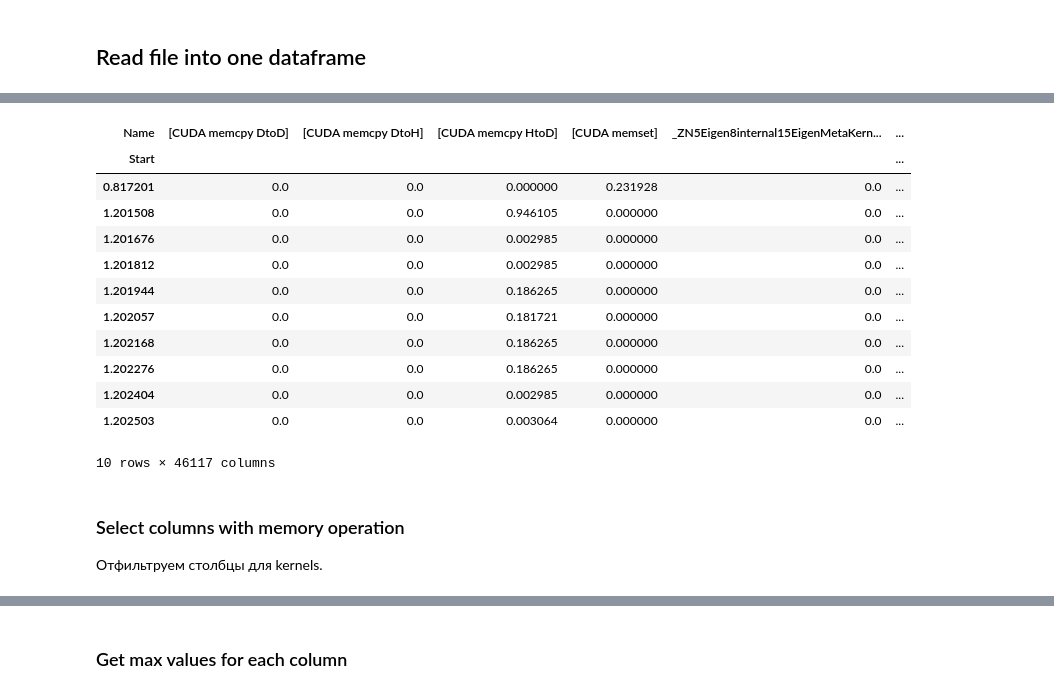
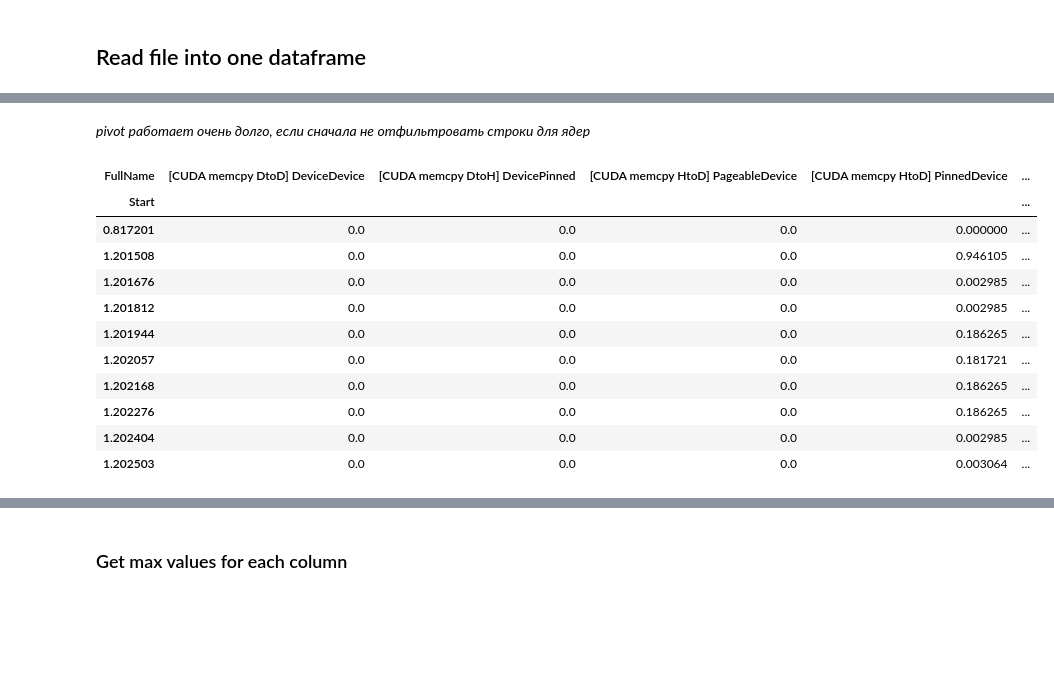
Before and after one commit to pyotr777/mlbenchmarks, a Jupyter notebook: plot traces resample.ipynb, the cells around one changed output, grey strips where cells are left out. Saved outputs shown, nothing was run; the diff lists cells and outputs as text; code cells hidden in the pictures; blank space fills up the shorter version.

```diff
--- a/plot traces resample.ipynb
+++ b/plot traces resample.ipynb
@@ -131,6 +111,7 @@ dfp
 # %% [markdown]
 ## Read file into one dataframe
 # %%
-df = pd.read_csv(filename, header = 0, usecols = columns, skiprows=[0,1,2,4], nrows = 50000)
+df = pd.read_csv(filename, header = 0, usecols = columns,
+                 skiprows=[0,1,2,4], nrows = 50000)
 # %%
 print df.shape
@@ -143,0 +133,2 @@ df.iloc[:1]
+# %%
+df_cuda = df.loc[df['Name'].str.contains('\[CUDA')]
@@ -143,0 +148,2 @@ df.iloc[:1]
+# %%
+df_cuda['FullName'] = df_cuda['Name'] + " " + df_cuda['SrcMemType']+df_cuda['DstMemType'].fillna("")
@@ -144,23 +165,20 @@ df.iloc[:1]
+# %% [markdown]
+<p style="font-style:italic">pivot работает очень долго, если сначала не отфильтровать строки для ядер</p>
 # %%
-df_throughput = df.pivot(index = 'Start', columns = 'Name',
+df_throughput = df_cuda.pivot(index = 'Start', columns = 'FullName',
                          values = 'Throughput')
 df_throughput = df_throughput.fillna(0)  # Fill empty cells with 0-s
 df_throughput.iloc[:10]
 # %% [output]
-| Name | [CUDA memcpy DtoD] | [CUDA memcpy DtoH] | [CUDA memcpy HtoD] | [CUDA memset] | _ZN5Eigen8internal15EigenMetaKern... | ... |
-| Start |  |  |  |  |  | ... |
-| 0.817201 | 0.0 | 0.0 | 0.000000 | 0.231928 | 0.0 | ... |
-| 1.201508 | 0.0 | 0.0 | 0.946105 | 0.000000 | 0.0 | ... |
-| 1.201676 | 0.0 | 0.0 | 0.002985 | 0.000000 | 0.0 | ... |
-| 1.201812 | 0.0 | 0.0 | 0.002985 | 0.000000 | 0.0 | ... |
-| 1.201944 | 0.0 | 0.0 | 0.186265 | 0.000000 | 0.0 | ... |
-| 1.202057 | 0.0 | 0.0 | 0.181721 | 0.000000 | 0.0 | ... |
-| 1.202168 | 0.0 | 0.0 | 0.186265 | 0.000000 | 0.0 | ... |
-| 1.202276 | 0.0 | 0.0 | 0.186265 | 0.000000 | 0.0 | ... |
-| 1.202404 | 0.0 | 0.0 | 0.002985 | 0.000000 | 0.0 | ... |
-| 1.202503 | 0.0 | 0.0 | 0.003064 | 0.000000 | 0.0 | ... |
+| FullName | [CUDA memcpy DtoD] DeviceDevice | [CUDA memcpy DtoH] DevicePinned | [CUDA memcpy HtoD] PageableDevice | [CUDA memcpy HtoD] PinnedDevice | ... |
+| Start |  |  |  |  | ... |
+| 0.817201 | 0.0 | 0.0 | 0.0 | 0.000000 | ... |
+| 1.201508 | 0.0 | 0.0 | 0.0 | 0.946105 | ... |
+| 1.201676 | 0.0 | 0.0 | 0.0 | 0.002985 | ... |
+| 1.201812 | 0.0 | 0.0 | 0.0 | 0.002985 | ... |
+| 1.201944 | 0.0 | 0.0 | 0.0 | 0.186265 | ... |
+| 1.202057 | 0.0 | 0.0 | 0.0 | 0.181721 | ... |
+| 1.202168 | 0.0 | 0.0 | 0.0 | 0.186265 | ... |
+| 1.202276 | 0.0 | 0.0 | 0.0 | 0.186265 | ... |
+| 1.202404 | 0.0 | 0.0 | 0.0 | 0.002985 | ... |
+| 1.202503 | 0.0 | 0.0 | 0.0 | 0.003064 | ... |
-10 rows × 46117 columns
-# %% [markdown]
-### Select columns with memory operation
-
-Отфильтруем столбцы для kernels.
```
Also changed, not shown: parts of 28 cells of this notebook, 2 other files.
